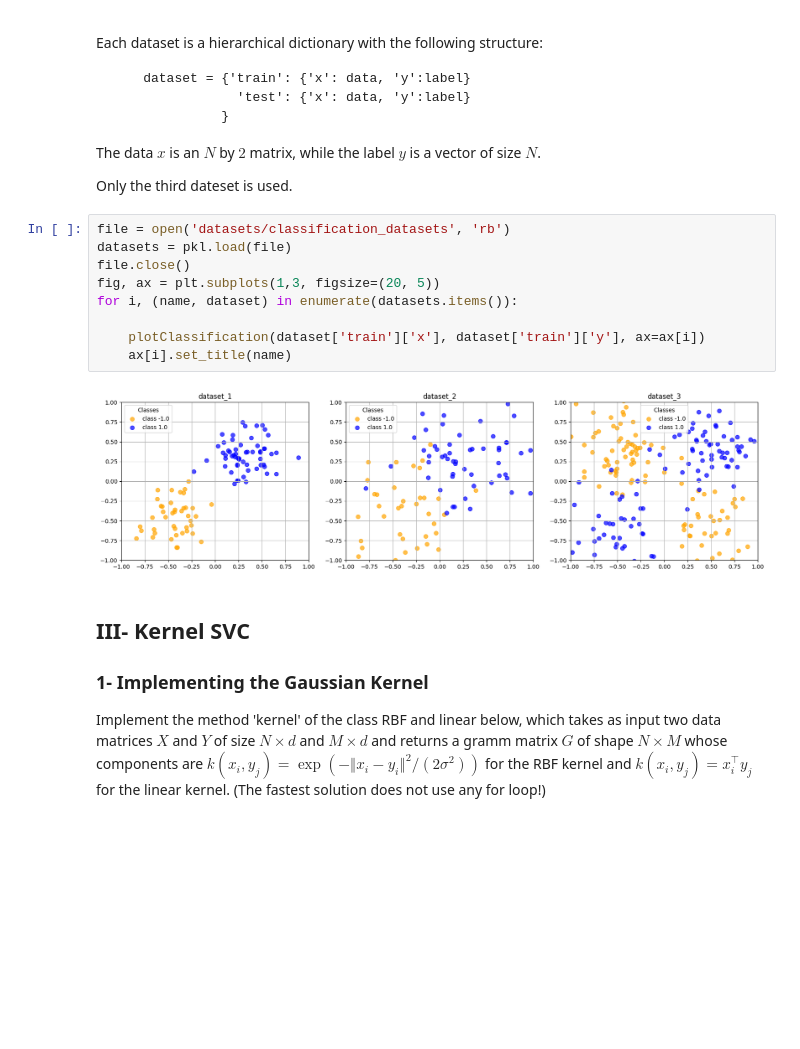
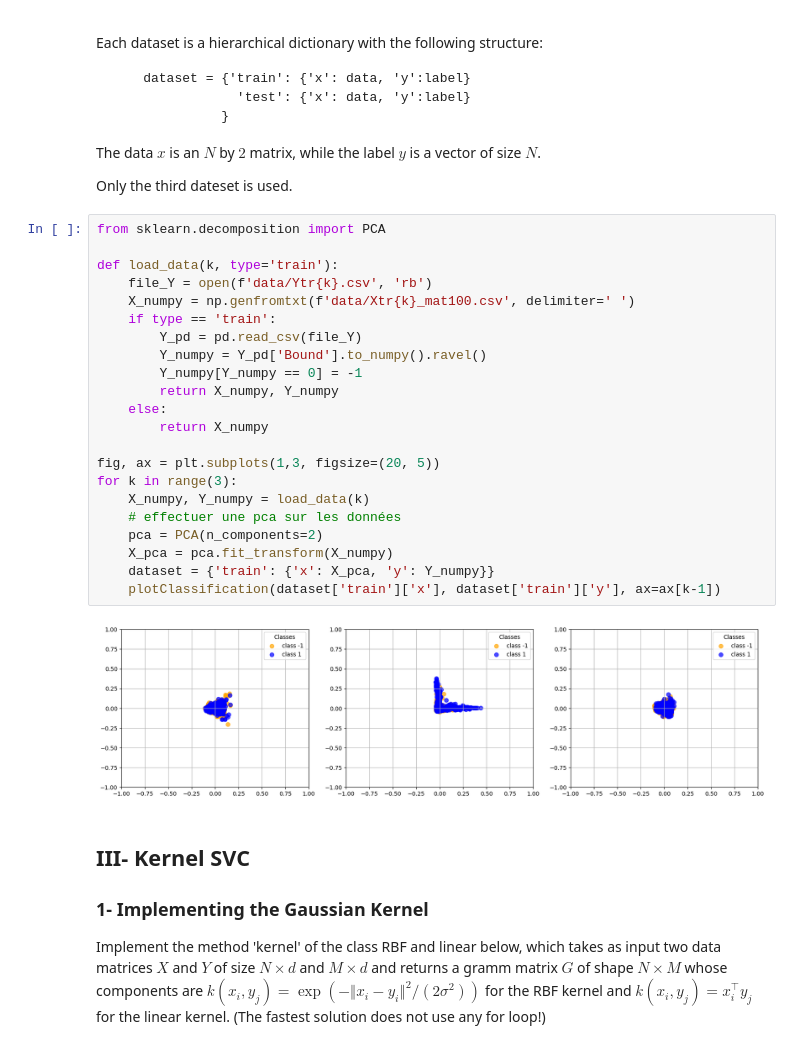
Before and after one commit to emiliepic/kernel_methods_challenge, a Jupyter notebook: Notebook.ipynb, the cells around one changed output. Saved outputs shown, nothing was run; the diff lists cells and outputs as text; blank space fills up the shorter version.

```diff
--- a/Notebook.ipynb
+++ b/Notebook.ipynb
@@ -26,16 +27,29 @@ The data $x$ is an $N$ by $2$ matrix, while the label $y$ is a vector of size $N
 
 Only the third dateset is used.
 # %%
-file = open('datasets/classification_datasets', 'rb')
-datasets = pkl.load(file)
-file.close()
+from sklearn.decomposition import PCA
+
+def load_data(k, type='train'):
+    file_Y = open(f'data/Ytr{k}.csv', 'rb')
+    X_numpy = np.genfromtxt(f'data/Xtr{k}_mat100.csv', delimiter=' ')
+    if type == 'train':
+        Y_pd = pd.read_csv(file_Y)
+        Y_numpy = Y_pd['Bound'].to_numpy().ravel()
+        Y_numpy[Y_numpy == 0] = -1
+        return X_numpy, Y_numpy
+    else:
+        return X_numpy
+
 fig, ax = plt.subplots(1,3, figsize=(20, 5))
-for i, (name, dataset) in enumerate(datasets.items()):
-
-    plotClassification(dataset['train']['x'], dataset['train']['y'], ax=ax[i])
-    ax[i].set_title(name)
+for k in range(3):
+    X_numpy, Y_numpy = load_data(k)
+    # effectuer une pca sur les données
+    pca = PCA(n_components=2)
+    X_pca = pca.fit_transform(X_numpy)
+    dataset = {'train': {'x': X_pca, 'y': Y_numpy}}
+    plotClassification(dataset['train']['x'], dataset['train']['y'], ax=ax[k-1])
 # %% [output]
-[figure, old version]
+[figure, new version]
 # %% [markdown]
 ## III- Kernel SVC
 ### 1- Implementing the Gaussian Kernel
```
Also changed, not shown: parts of 10 cells of this notebook, 6 other files.
